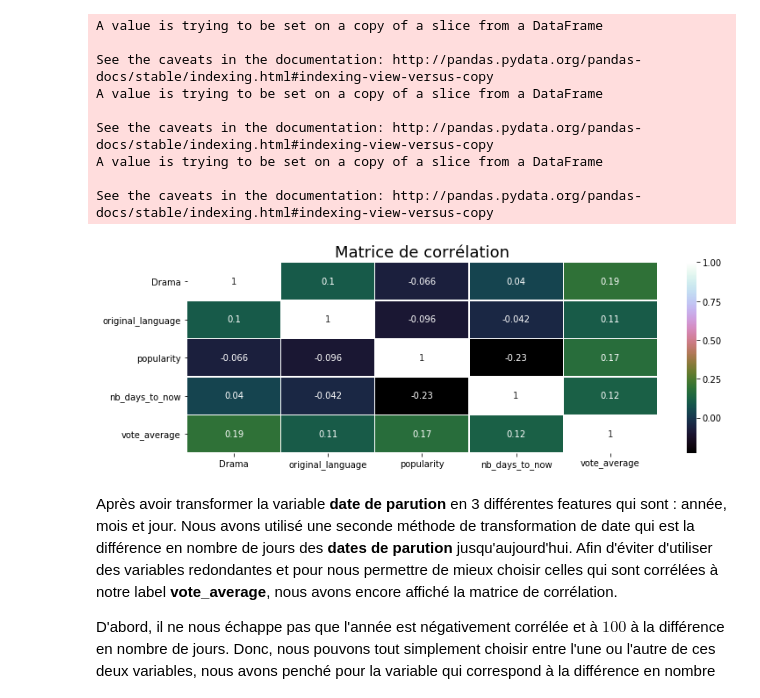
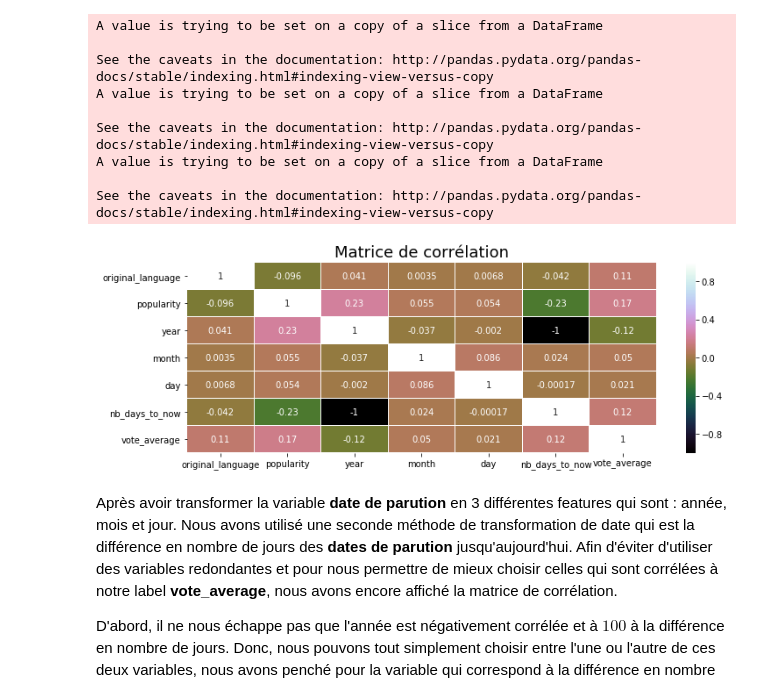
Before and after one commit to ATidiane/IMDb-Data-Analysis, a Jupyter notebook: consignes-Copy2.ipynb, the cells around one changed output. Cells and saved outputs as stored; diff of their text form; code cells hidden in the pictures.

```diff
--- a/consignes-Copy2.ipynb
+++ b/consignes-Copy2.ipynb
@@ -403,6 +403,7 @@ def replace(dico, key):
 # %%
 # Drop NaN values
 df_movies = df_movies.dropna()
+df_y = df_movies['vote_average'].copy()
 # %% [markdown]
 ## Regression Model : Sans Kernel, Kernel Bias et Kernel Poly
 # %% [markdown]
@@ -680,9 +673,9 @@ A value is trying to be set on a copy of a slice from a DataFrame
 
 See the caveats in the documentation: http://pandas.pydata.org/pandas-docs/stable/indexing.html#indexing-view-versus-copy
 # %%
-correlation_matrix(df_X.iloc[:, 20:], df_y, annot=True, size=(12, 4))
+correlation_matrix(df_X.iloc[:, 21:], df_y, annot=True, size=(12, 4))
 # %% [output]
-[figure, old version]
+[figure, new version]
 # %% [markdown]
 Après avoir transformer la variable **date de parution** en 3 différentes features qui sont : année, mois et jour. Nous avons utilisé une seconde méthode de transformation de date qui est la différence en nombre de jours des **dates de parution** jusqu'aujourd'hui. Afin d'éviter d'utiliser des variables redondantes et pour nous permettre de mieux choisir celles qui sont corrélées à notre label **vote_average**, nous avons encore affiché la matrice de corrélation.
 
```
Also changed, not shown: parts of 10 cells of this notebook.
